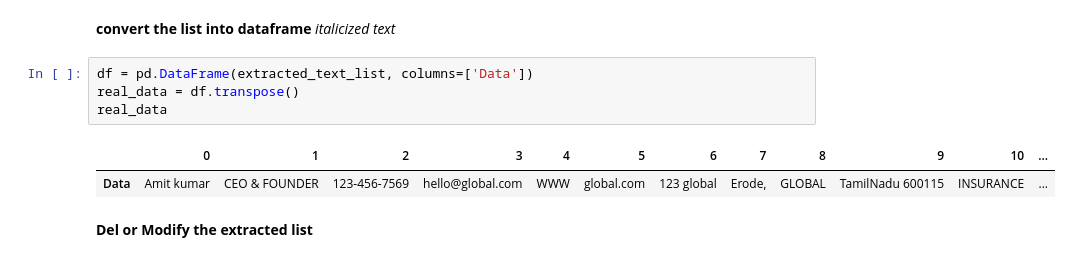
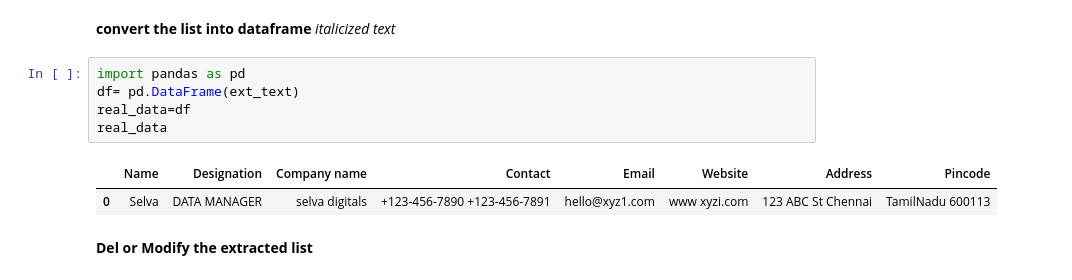
Before and after one commit to vinothkumarpy/PIZCARDX, a Jupyter notebook: pIZ_card.ipynb, the cells around one changed output. Cells and saved outputs as stored; diff of their text form.

```diff
--- a/pIZ_card.ipynb
+++ b/pIZ_card.ipynb
@@ -120,11 +160,12 @@ extracted_text_list
 # %% [markdown]
 **convert the list into dataframe** *italicized text*
 # %%
-df = pd.DataFrame(extracted_text_list, columns=['Data'])
-real_data = df.transpose()
+import pandas as pd
+df= pd.DataFrame(ext_text)
+real_data=df
 real_data
 # %% [output]
-|  | 0 | 1 | 2 | 3 | 4 | 5 | 6 | 7 | 8 | 9 | 10 | ... |
-| Data | Amit kumar | CEO & FOUNDER | 123-456-7569 | hello@global.com | WWW | global.com | 123 global | Erode, | GLOBAL | TamilNadu 600115 | INSURANCE | ... |
+|  | Name | Designation | Company name | Contact | Email | Website | Address | Pincode |
+| 0 | Selva | DATA MANAGER | selva digitals | +123-456-7890 +123-456-7891 | hello@xyz1.com | www xyzi.com | 123 ABC St Chennai | TamilNadu 600113 |
 # %% [markdown]
 **Del or Modify the extracted list**
```
Also changed, not shown: parts of 9 cells of this notebook.
